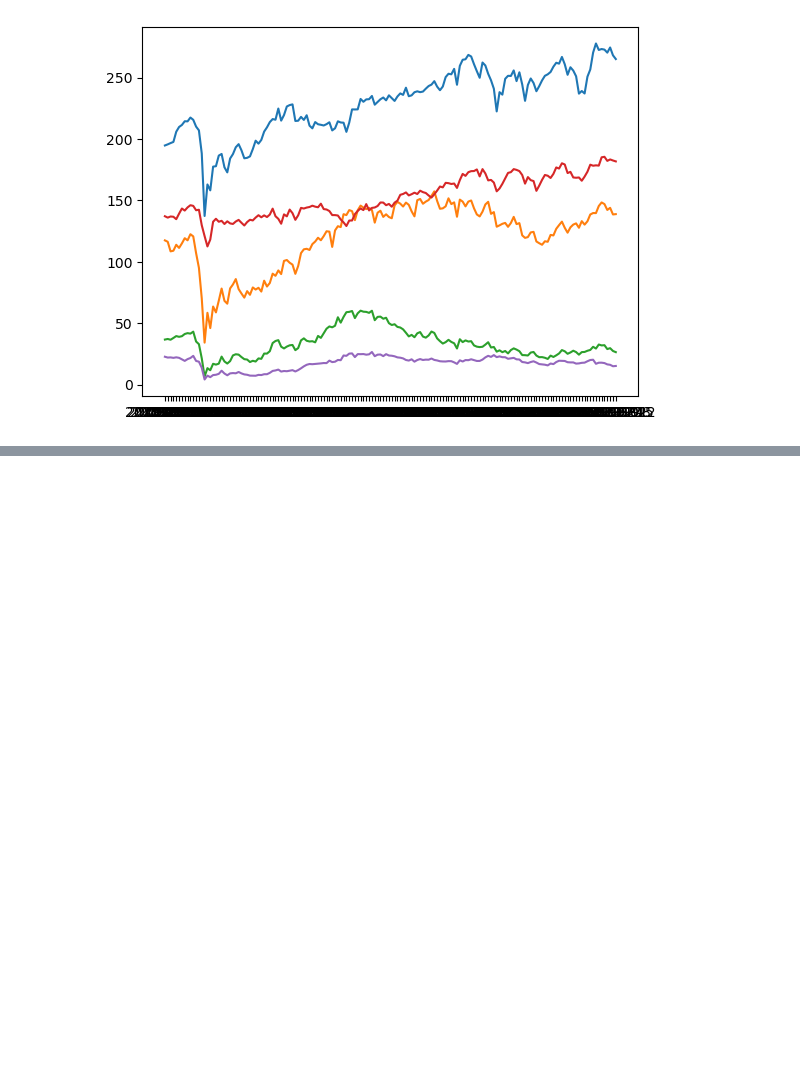
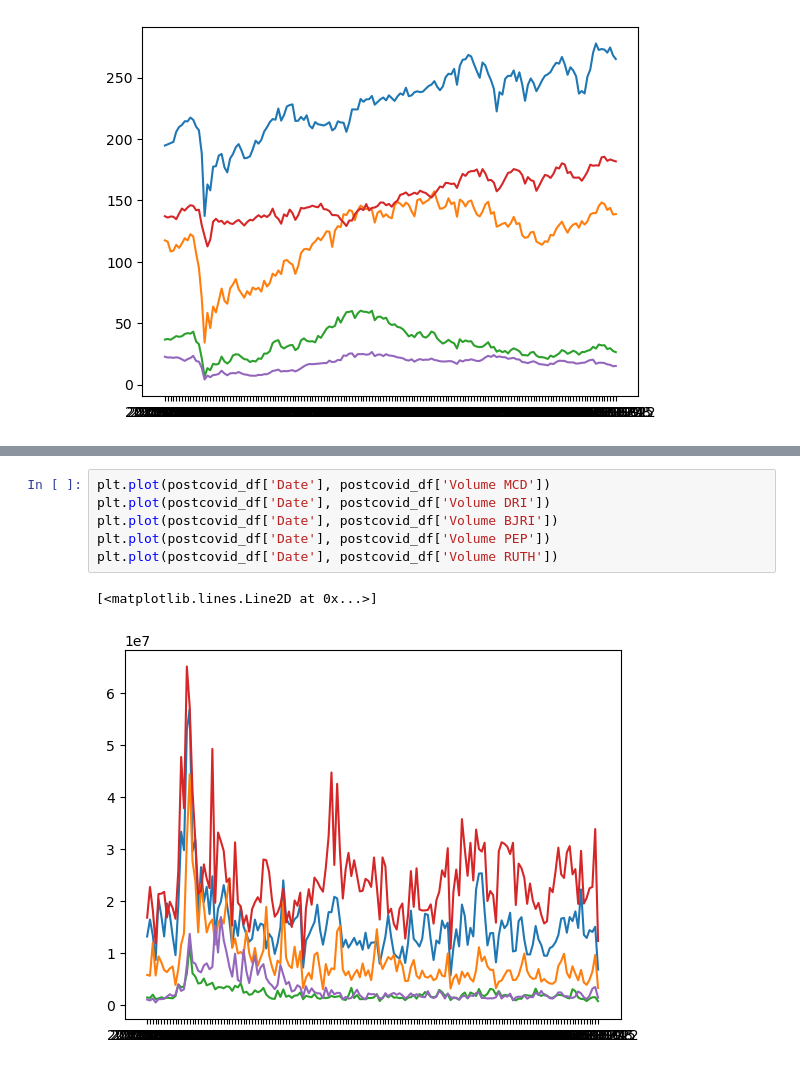
Before and after one commit to pathfindereleven/StockMkt_Analysis, a Jupyter notebook: nick_stock_df.ipynb, the cells around one changed output, grey strips where cells are left out. Saved outputs shown, nothing was run; the diff lists cells and outputs as text; blank space fills up the shorter version.

```diff
--- a/nick_stock_df.ipynb
+++ b/nick_stock_df.ipynb
@@ -60,0 +70,9 @@ plt.plot(postcovid_df['Date'], postcovid_df['Close RUTH'])
+# %%
+plt.plot(postcovid_df['Date'], postcovid_df['Volume MCD'])
+plt.plot(postcovid_df['Date'], postcovid_df['Volume DRI'])
+plt.plot(postcovid_df['Date'], postcovid_df['Volume BJRI'])
+plt.plot(postcovid_df['Date'], postcovid_df['Volume PEP'])
+plt.plot(postcovid_df['Date'], postcovid_df['Volume RUTH'])
+# %% [output]
+[<matplotlib.lines.Line2D at 0x...>]
+[figure, added]
```
Also changed, not shown: parts of 1 cell of this notebook, 1 other file.
